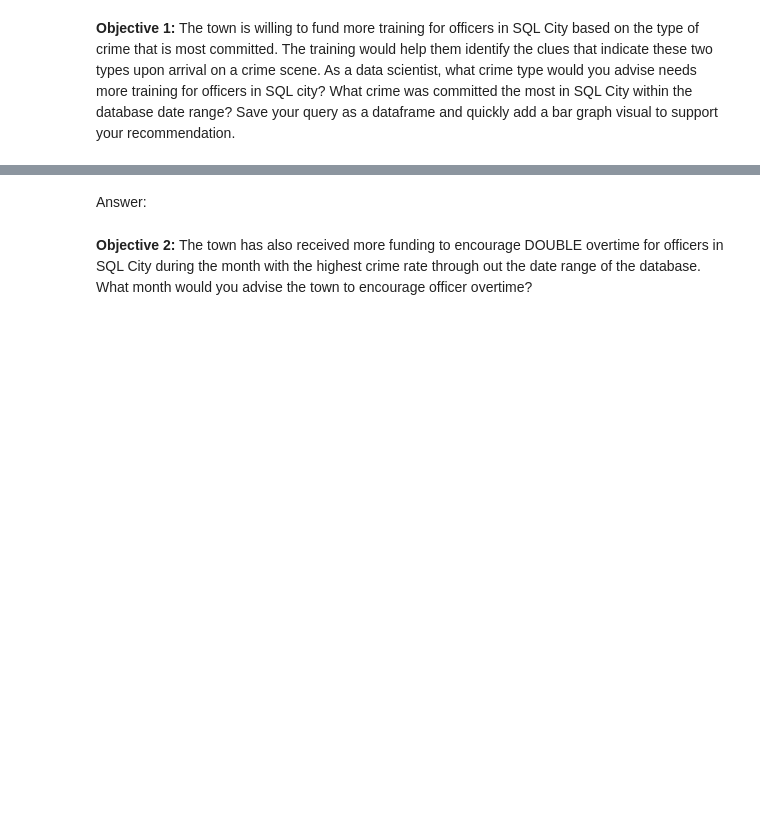
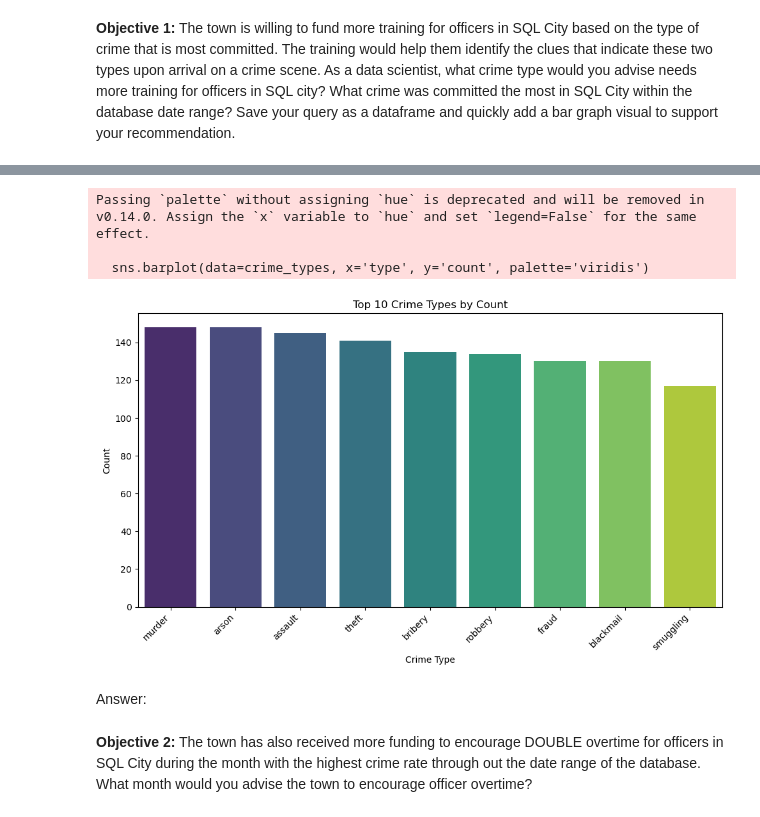
Before and after one commit to amorales702/DSSA-5102_Spring2025, a Jupyter notebook: Assignments/Assignment5/Assignment5_Morales.ipynb, the cells around one changed output, grey strips where cells are left out. Saved outputs shown, nothing was run; the diff lists cells and outputs as text; code cells hidden in the pictures; blank space fills up the shorter version.

Commit message:
assignment 5

```diff
--- a/Assignments/Assignment5/Assignment5_Morales.ipynb
+++ b/Assignments/Assignment5/Assignment5_Morales.ipynb
@@ -191,2 +233,6 @@ This fabulous database was created by @NUKnightLab on Github and can be found he
 # %%
 # Connect to our .db file
+
+db_path = "C:/Users/amora/Documents/Python Scripts/DW/DSSA-5102_Spring2025/Assignments/Assignment5/sql-murder-mystery.db" # Change this to your actual file name
+engine = create_engine(f"sqlite:///{db_path}") # Use the create_engine function to connect to the database
+engine # The f is the connection string, so if we print it we can see below
@@ -228,2 +301,19 @@ A data.frame: 10 × 2
 # %% [markdown]
 <b>Objective 1:</b> The town is willing to fund more training for officers in SQL City based on the type of crime that is most committed. The training would help them identify the clues that indicate these two types upon arrival on a crime scene. As a data scientist, what crime type would you advise needs more training for officers in SQL city? What crime was committed the most in SQL City within the database date range? Save your query as a dataframe and quickly add a bar graph visual to support your recommendation.
+# %%
+# Select type wih count of *  from crime_scene_report. Group by type order by count descending.
+
+with engine.connect() as connection:  # Establish a connection
+    query = text("""
+        SELECT type, COUNT(*) as count
+        FROM crime_scene_report
+        GROUP BY type
+        ORDER BY count DESC
+        LIMIT 10
+    """)
+
+    # Fetch the results directly into a pandas DataFrame
+    crime_types = pd.read_sql(query, connection)
+
+# Print the results
+print(crime_types)
@@ -230,5 +331,24 @@ A data.frame: 10 × 2
 # %%
 # Graph your results:
+
+# Create a bar plot using seaborn
+plt.figure(figsize=(10, 6))
+sns.barplot(data=crime_types, x='type', y='count', palette='viridis')
+
+# Add labels and title
+plt.title('Top 10 Crime Types by Count')  #Add Title
+plt.xlabel('Crime Type')   #Label x
+plt.ylabel('Count')    #Label y
+plt.xticks(rotation=45, ha='right')  # Rotate x-axis labels for readability
+
+# Display the plot
+plt.tight_layout()
+plt.show()
+# %% [output]
+Passing `palette` without assigning `hue` is deprecated and will be removed in v0.14.0. Assign the `x` variable to `hue` and set `legend=False` for the same effect.
+
+  sns.barplot(data=crime_types, x='type', y='count', palette='viridis')
+[figure, added]
 # %% [markdown]
 Answer:
 # %% [markdown]
```
Also changed, not shown: parts of 12 cells of this notebook, 1 other file.
